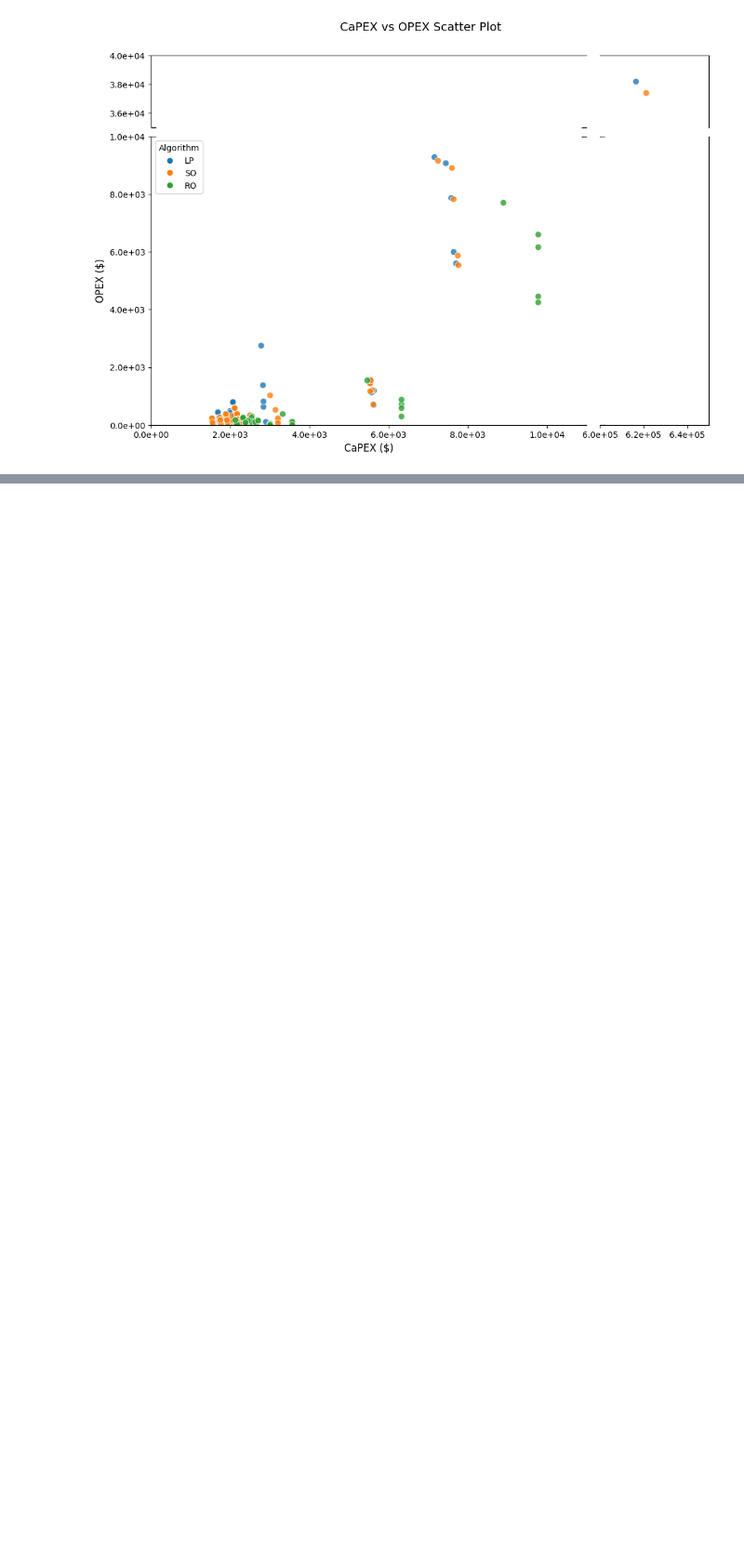
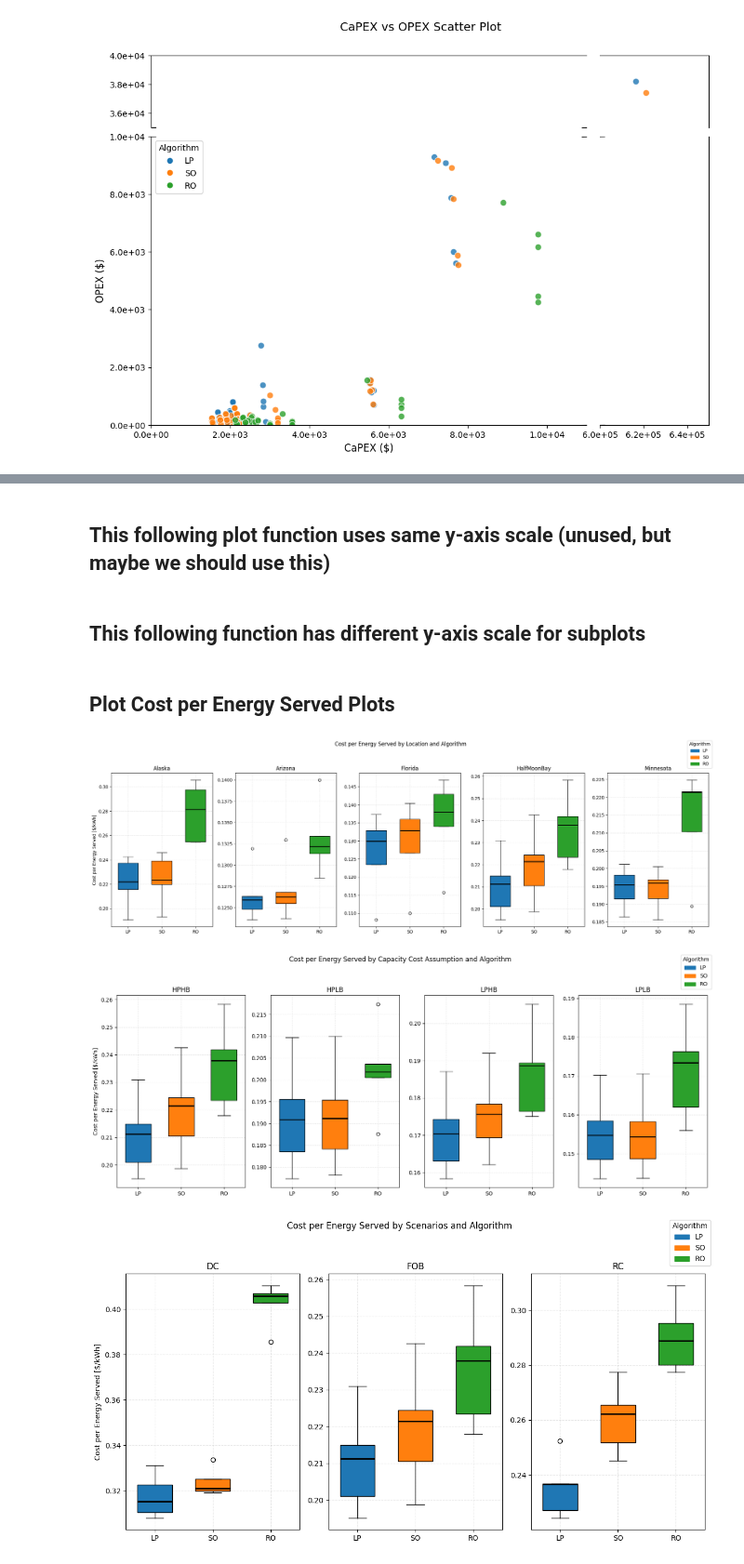
Before and after one commit to ARResearchCC/Capacity_Algo, a Jupyter notebook: Plots.ipynb, the cells around one changed output, grey strips where cells are left out. Shown at 93% size. Saved outputs shown, nothing was run; the diff lists cells and outputs as text; code cells hidden in the pictures; blank space fills up the shorter version.

```diff
--- a/Plots.ipynb
+++ b/Plots.ipynb
@@ -414,0 +585,7 @@ create_dual_axis_break_plot(all_data)
+# %%
+location_data_yr = load_yearly_data_nested("Yearly_Results", "locations_result.xlsx")
+scenario_data_yr = load_yearly_data_nested("Yearly_Results", "scenarios_result.xlsx")
+
+fold = 5
+weather_year_list = list(range(1998, 2023))  # 1998-2022 (25 years total)
+algorithms = ["LP", "SO", "RO"]
@@ -414,0 +761,2 @@ create_dual_axis_break_plot(all_data)
+# %% [markdown]
+## This following plot function uses same y-axis scale (unused, but maybe we should use this)
@@ -414,0 +851,2 @@ create_dual_axis_break_plot(all_data)
+# %% [markdown]
+## This following function has different y-axis scale for subplots
@@ -414,0 +934,11 @@ create_dual_axis_break_plot(all_data)
+# %% [markdown]
+## Plot Cost per Energy Served Plots
+# %%
+
+plot_cost_per_energy_boxplots(cost_per_energy_served_loc, 'Location')
+plot_cost_per_energy_boxplots(cost_per_energy_served_cap, 'Capacity Cost Assumption')
+plot_cost_per_energy_boxplots(cost_per_energy_served_sce, 'Scenarios')
+# %% [output]
+[figure, added]
+[figure, added]
+[figure, added]
```
Also changed, not shown: parts of 17 cells of this notebook, 1 other file.
